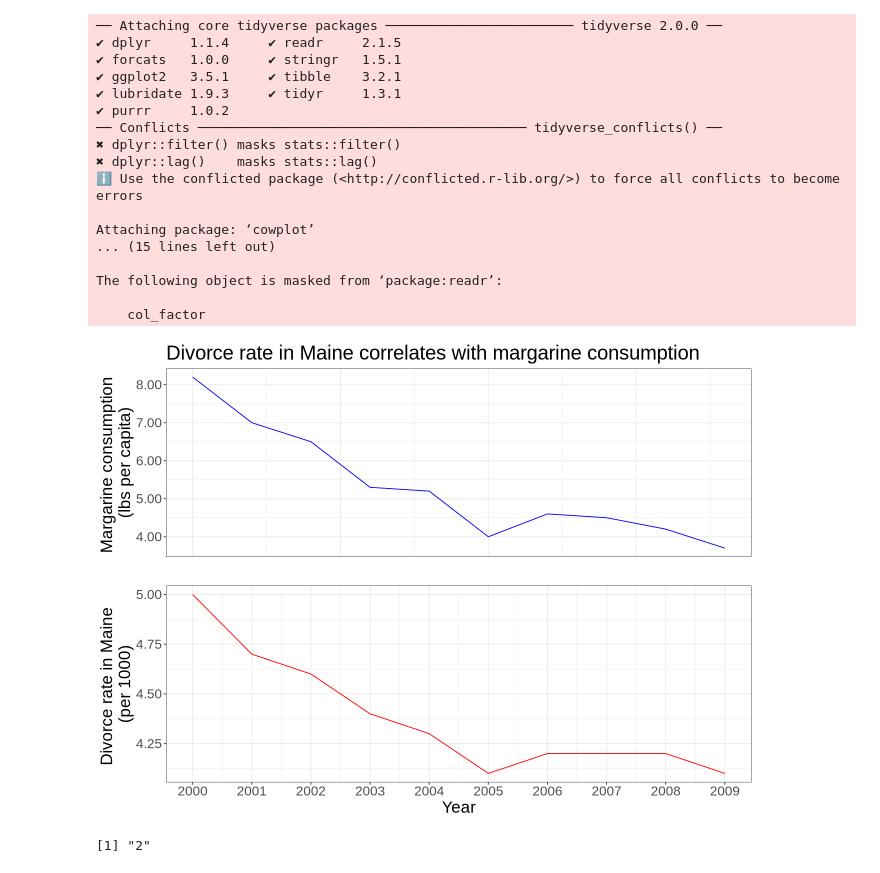
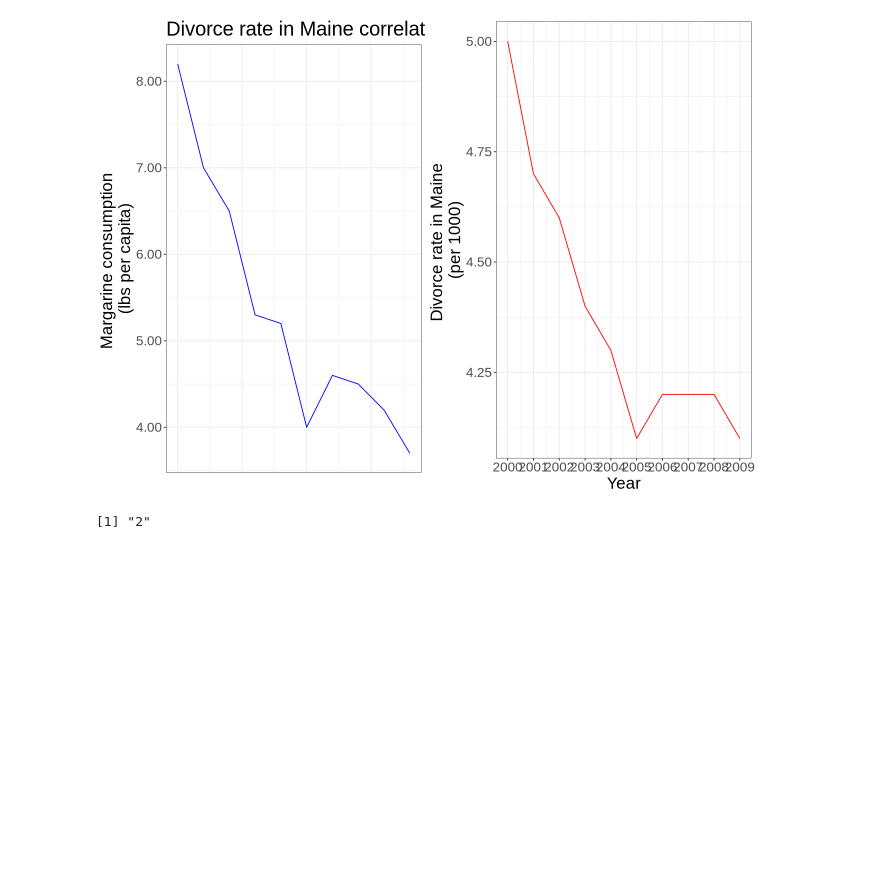
Before and after one commit to vmah1/toy_ds_project, a Jupyter notebook: marg_vs_divorce_viz.ipynb, the cells around one changed output. Saved outputs shown, nothing was run; the diff lists cells and outputs as text; code cells hidden in the pictures; blank space fills up the shorter version.

```diff
--- a/marg_vs_divorce_viz.ipynb
+++ b/marg_vs_divorce_viz.ipynb
@@ -7,52 +7,35 @@ library(dplyr)
 # Data sourced from the Spurious Correlations website (http://www.tylervigen.com/spurious-correlations)
 should_have_bought_butter <- tibble(margarine_consumption = c(8.2, 7, 6.5, 5.3, 5.2,
                                                              4, 4.6, 4.5, 4.2, 3.7),
                                    maine_divorce_rate = c(5, 4.7, 4.6, 4.4, 4.3,
                                                          4.1, 4.2, 4.2, 4.2, 4.1),
                                    year = c(2000, 2001, 2002, 2003, 2004,
                                            2005, 2006, 2007, 2008, 2009))
 
 marg_vs_time <- should_have_bought_butter |>
     ggplot(aes(x = year, y = margarine_consumption)) +
         geom_line(colour = "Blue") +
         labs(x = "", y = "Margarine consumption \n(lbs per capita)",
              title = "Divorce rate in Maine correlates with margarine consumption") +
         theme_bw() +
         theme(axis.ticks.x = element_blank(),
         axis.text.x = element_blank()) +
         theme(text = element_text(size = 20)) +
         scale_y_continuous(labels = number_format(accuracy = 0.01))
 
 
 divorce_rate_vs_time <- should_have_bought_butter |>
     ggplot(aes(x = year, y = maine_divorce_rate)) +
         geom_line(colour = "Red") +
         labs(x = "Year", y = "Divorce rate in Maine \n(per 1000)") +
         scale_x_continuous(breaks = 0:2100) +
         theme_bw() +
         theme(text = element_text(size = 20))
 
 options(repr.plot.width = 11, repr.plot.height = 8)
-plot_grid(marg_vs_time, divorce_rate_vs_time, ncol = 1)
+plot_grid(marg_vs_time, divorce_rate_vs_time, ncol = 2)
 # %% [output]
-── Attaching core tidyverse packages ──────────────────────── tidyverse 2.0.0 ──
-✔ dplyr     1.1.4     ✔ readr     2.1.5
-✔ forcats   1.0.0     ✔ stringr   1.5.1
-✔ ggplot2   3.5.1     ✔ tibble    3.2.1
-✔ lubridate 1.9.3     ✔ tidyr     1.3.1
-✔ purrr     1.0.2
-── Conflicts ────────────────────────────────────────── tidyverse_conflicts() ──
-✖ dplyr::filter() masks stats::filter()
-✖ dplyr::lag()    masks stats::lag()
-ℹ Use the conflicted package (<http://conflicted.r-lib.org/>) to force all conflicts to become errors
-
-Attaching package: ‘cowplot’
-... (15 lines left out)
-
-The following object is masked from ‘package:readr’:
-
-    col_factor
-[figure, old version]
+[figure, new version]
 # %%
 
 
```
